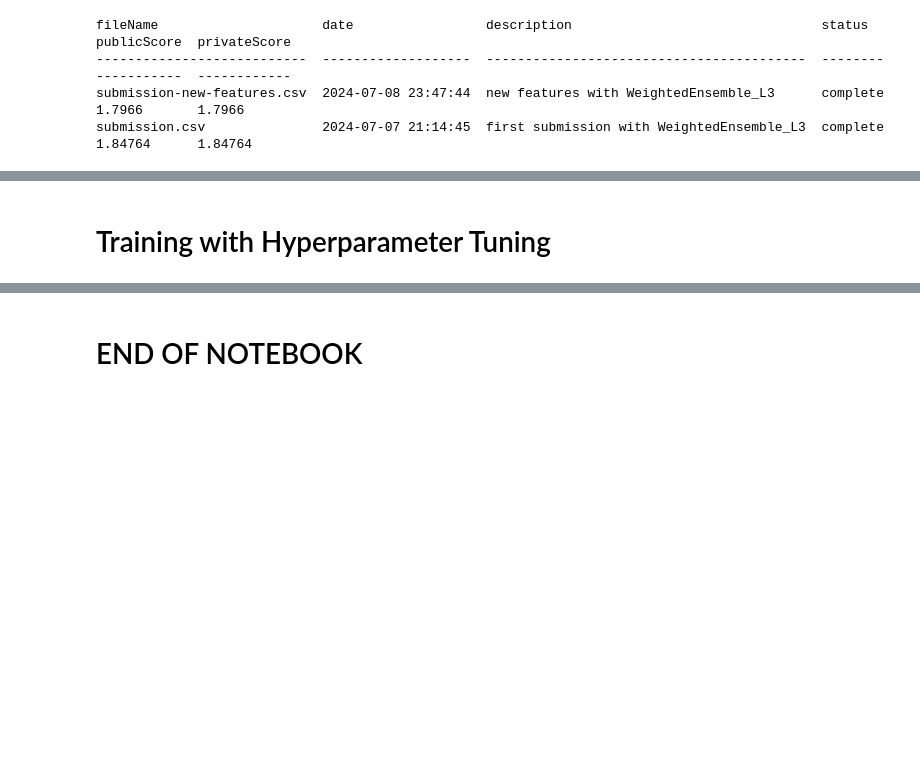
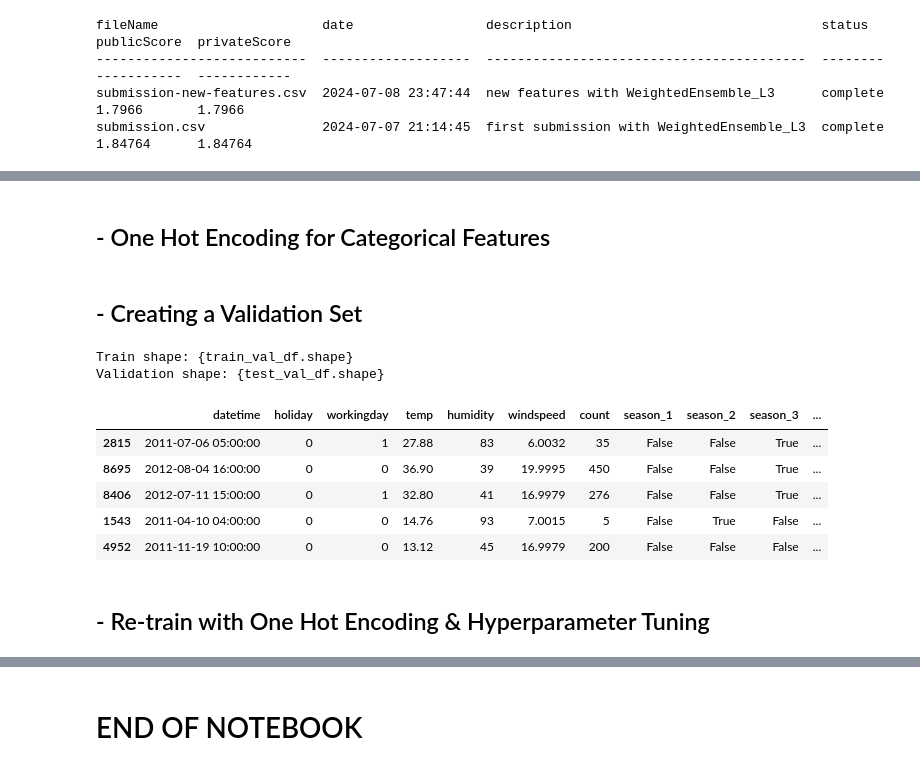
Before and after one commit to samlexrod/udacity-education, a Jupyter notebook: notebooks/bikeshare.ipynb, the cells around one changed output, grey strips where cells are left out. Cells and saved outputs as stored; diff of their text form; code cells hidden in the pictures; blank space fills up the shorter version.

```diff
--- a/notebooks/bikeshare.ipynb
+++ b/notebooks/bikeshare.ipynb
@@ -473,0 +527,6 @@ submission.csv               2024-07-07 21:14:45  first submission with Weighted
+# %%
+# Dropping attemp since it is highly correlated with temp and it is less correlated with count
+train_df.drop(columns=["atemp"], inplace=True)
+test_df.drop(columns=["atemp"], inplace=True)
+# %% [markdown]
+## - One Hot Encoding for Categorical Features
@@ -474,2 +537,24 @@ submission.csv               2024-07-07 21:14:45  first submission with Weighted
+# %% [markdown]
+## - Creating a Validation Set
+# %%
+from sklearn.model_selection import train_test_split
+
+train_val_df, val_df = train_test_split(train_df, test_size=0.2, random_state=42)
+
+print("""
+Train shape: {train_val_df.shape}
+Validation shape: {test_val_df.shape}
+""")
+
+train_val_df.head()
+# %% [output]
+Train shape: {train_val_df.shape}
+Validation shape: {test_val_df.shape}
+|  | datetime | holiday | workingday | temp | humidity | windspeed | count | season_1 | season_2 | season_3 | ... |
+| 2815 | 2011-07-06 05:00:00 | 0 | 1 | 27.88 | 83 | 6.0032 | 35 | False | False | True | ... |
+| 8695 | 2012-08-04 16:00:00 | 0 | 0 | 36.90 | 39 | 19.9995 | 450 | False | False | True | ... |
+| 8406 | 2012-07-11 15:00:00 | 0 | 1 | 32.80 | 41 | 16.9979 | 276 | False | False | True | ... |
+| 1543 | 2011-04-10 04:00:00 | 0 | 0 | 14.76 | 93 | 7.0015 | 5 | False | True | False | ... |
+| 4952 | 2011-11-19 10:00:00 | 0 | 0 | 13.12 | 45 | 16.9979 | 200 | False | False | False | ... |
 # %% [markdown]
-# Training with Hyperparameter Tuning
+## - Re-train with One Hot Encoding & Hyperparameter Tuning
```
Also changed, not shown: parts of 12 cells of this notebook, 4 other files.
